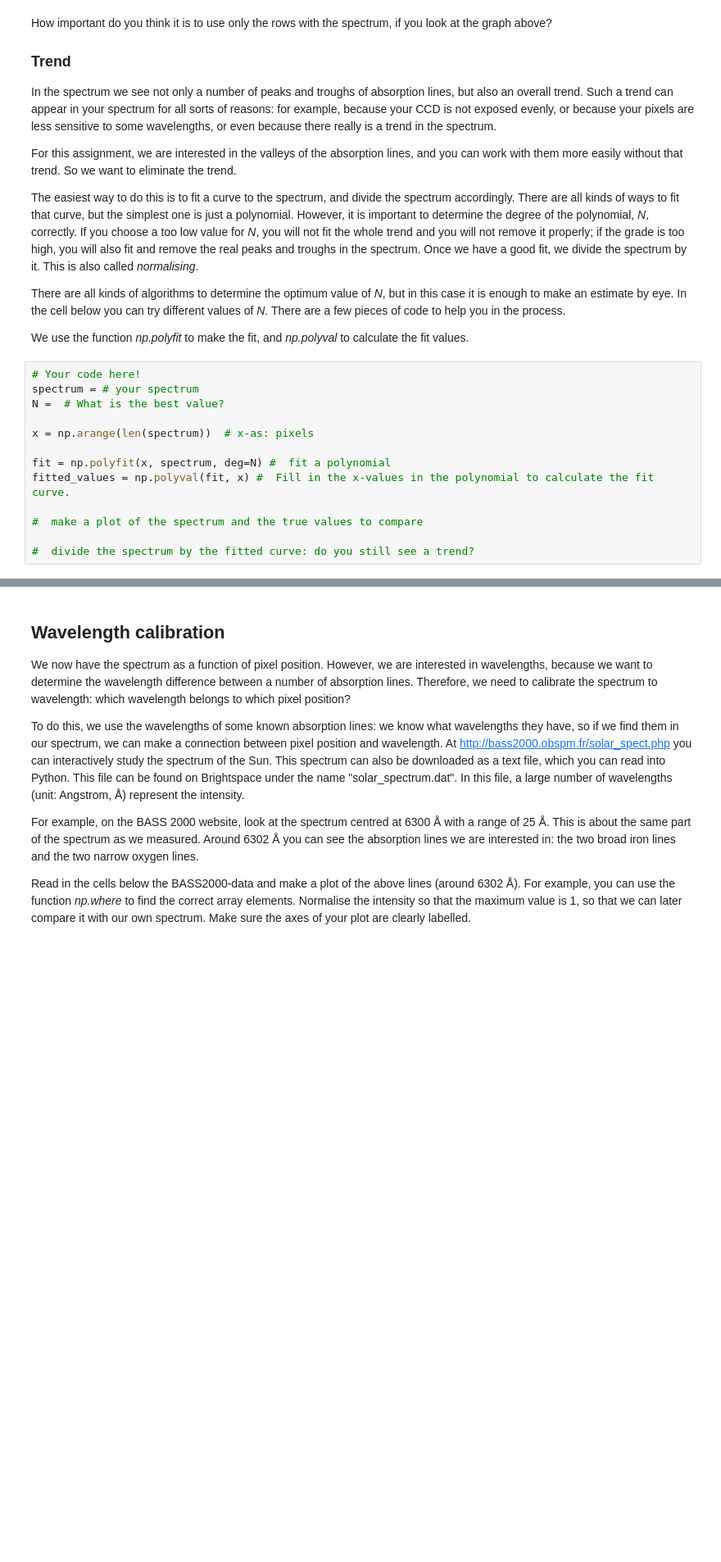
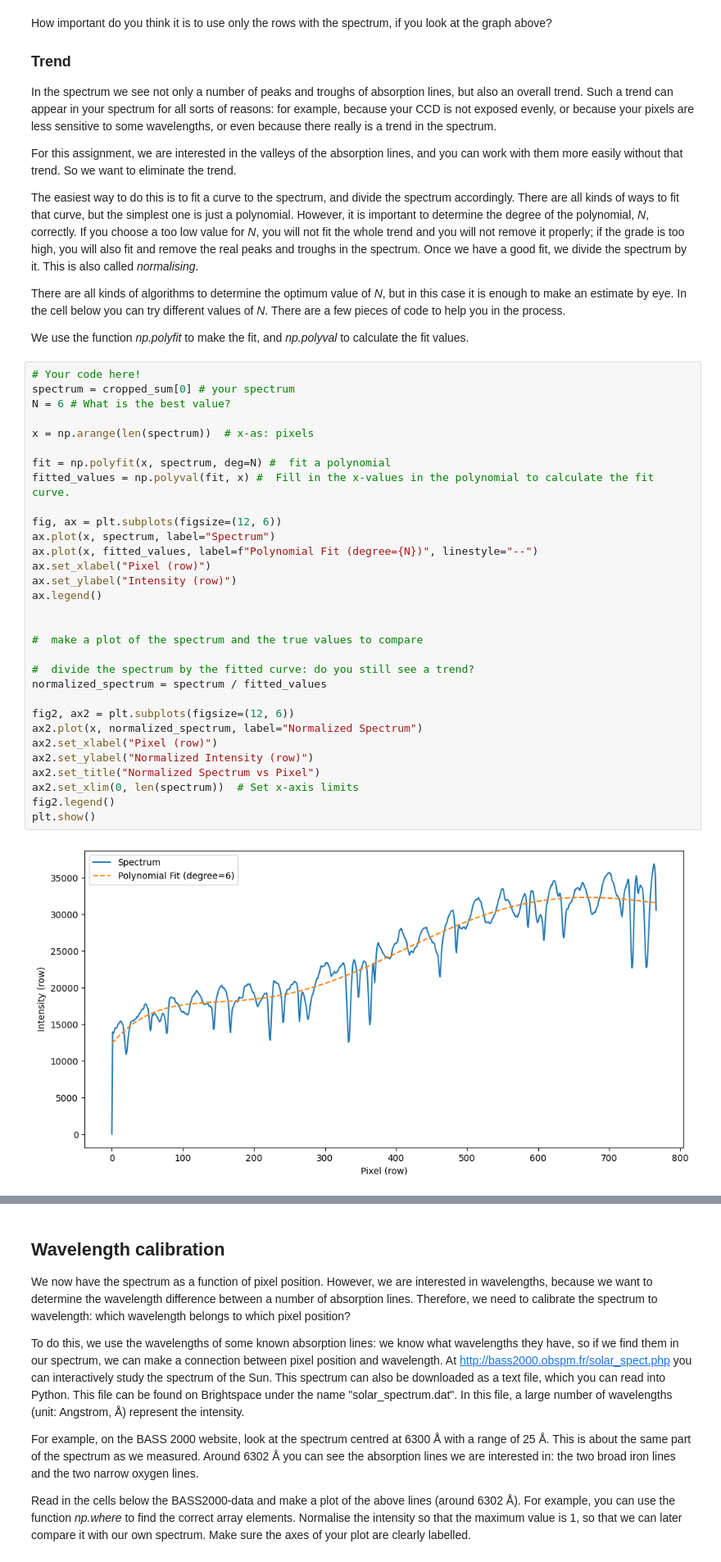
Before and after one commit to TheCaspeer/Universiteit-Leiden, a Jupyter notebook: year1_semester2/Praktische_Sterrenkunde/Opdracht6/TheSun.ipynb, the cells around one changed output, grey strips where cells are left out. Shown at 82% size. Drawn from its saved outputs; the diff is of its cells as text; blank space fills up the shorter version.

```diff
--- a/year1_semester2/Praktische_Sterrenkunde/Opdracht6/TheSun.ipynb
+++ b/year1_semester2/Praktische_Sterrenkunde/Opdracht6/TheSun.ipynb
@@ -250,14 +250,34 @@ There are all kinds of algorithms to determine the optimum value of *N*, but in
 We use the function *np.polyfit* to make the fit, and *np.polyval* to calculate the fit values.
 # %%
 # Your code here!
-spectrum = # your spectrum
-N =  # What is the best value?
+spectrum = cropped_sum[0] # your spectrum
+N = 6 # What is the best value?
 
 x = np.arange(len(spectrum))  # x-as: pixels
 
 fit = np.polyfit(x, spectrum, deg=N) #  fit a polynomial
 fitted_values = np.polyval(fit, x) #  Fill in the x-values in the polynomial to calculate the fit curve.
 
+fig, ax = plt.subplots(figsize=(12, 6))
+ax.plot(x, spectrum, label="Spectrum")
+ax.plot(x, fitted_values, label=f"Polynomial Fit (degree={N})", linestyle="--")
+ax.set_xlabel("Pixel (row)")
+ax.set_ylabel("Intensity (row)")
+ax.legend()
+
+
 #  make a plot of the spectrum and the true values to compare
 
 #  divide the spectrum by the fitted curve: do you still see a trend?
+normalized_spectrum = spectrum / fitted_values
+
+fig2, ax2 = plt.subplots(figsize=(12, 6))
+ax2.plot(x, normalized_spectrum, label="Normalized Spectrum")
+ax2.set_xlabel("Pixel (row)")
+ax2.set_ylabel("Normalized Intensity (row)")
+ax2.set_title("Normalized Spectrum vs Pixel")
+ax2.set_xlim(0, len(spectrum))  # Set x-axis limits
+fig2.legend()
+plt.show()
+# %% [output]
+[figure, added]
```
Also changed, not shown: parts of 2 cells of this notebook.
